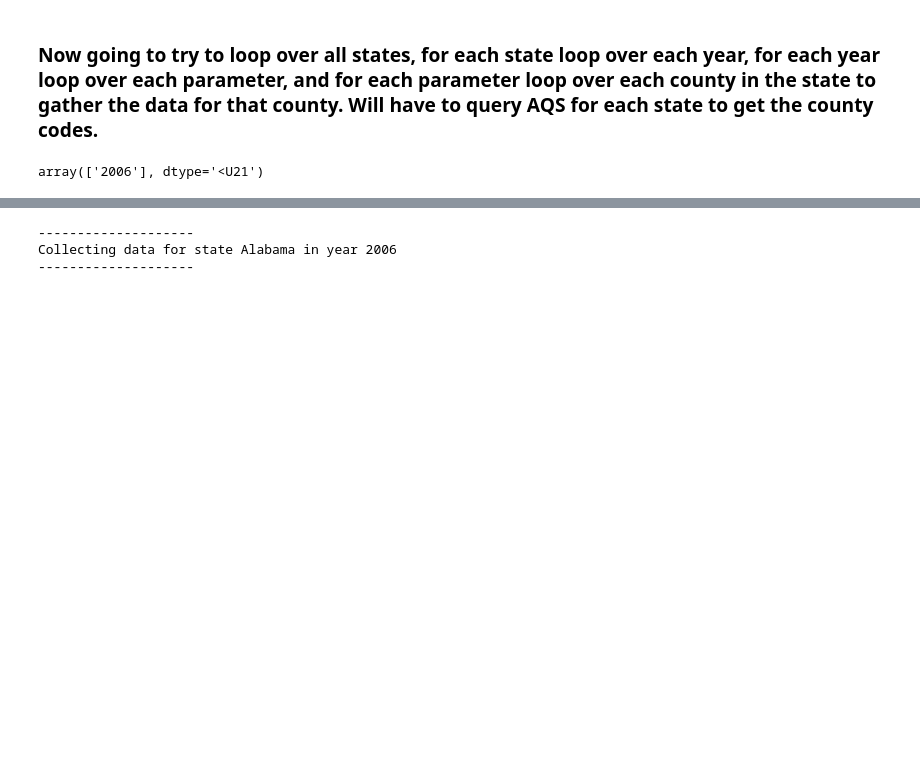
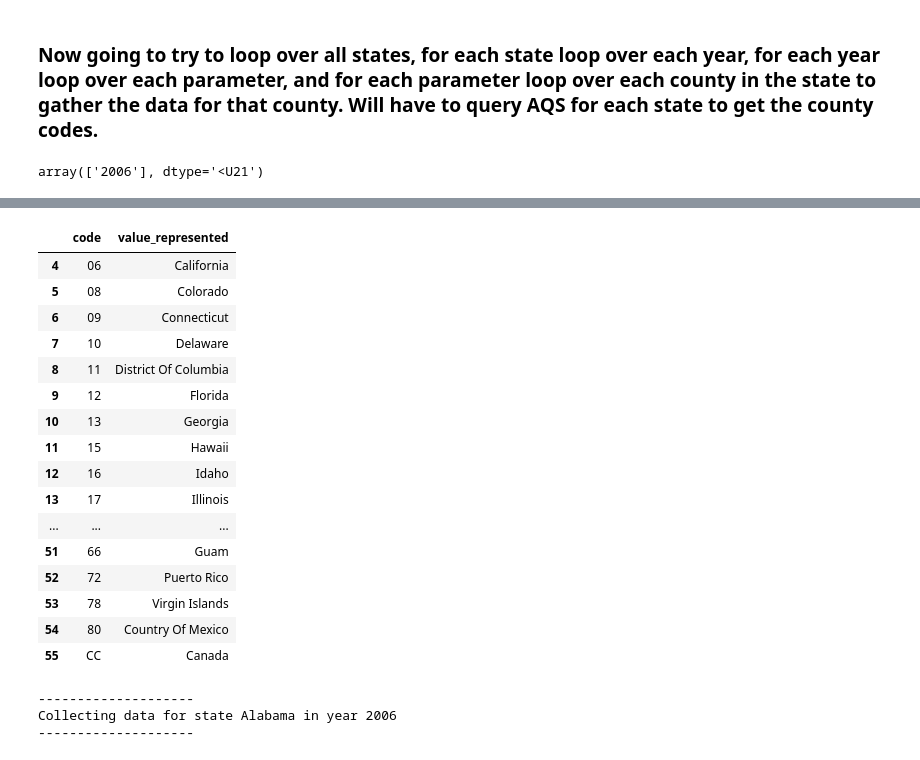
Before and after one commit to wdegraw93/low_birth_weight_vs_aqi_study, a Jupyter notebook: winston.ipynb, the cells around one changed output, grey strips where cells are left out. Saved outputs shown, nothing was run; the diff lists cells and outputs as text; code cells hidden in the pictures; blank space fills up the shorter version.

```diff
--- a/winston.ipynb
+++ b/winston.ipynb
@@ -215,3 +235,23 @@ array(['2006'], dtype='<U21')
+# %%
+state_codes.iloc[state_codes[state_codes['value_represented']=='California'].index[0]:]
+# %% [output]
+|  | code | value_represented |
+| 4 | 06 | California |
+| 5 | 08 | Colorado |
+| 6 | 09 | Connecticut |
+| 7 | 10 | Delaware |
+| 8 | 11 | District Of Columbia |
+| 9 | 12 | Florida |
+| 10 | 13 | Georgia |
+| 11 | 15 | Hawaii |
+| 12 | 16 | Idaho |
+| 13 | 17 | Illinois |
+| ... | ... | ... |
+| 51 | 66 | Guam |
+| 52 | 72 | Puerto Rico |
+| 53 | 78 | Virgin Islands |
+| 54 | 80 | Country Of Mexico |
+| 55 | CC | Canada |
 # %%
 data_list = []
 for state_code, state in state_codes.values[:1]:
```
Also changed, not shown: parts of 10 cells of this notebook, 10 other files.
